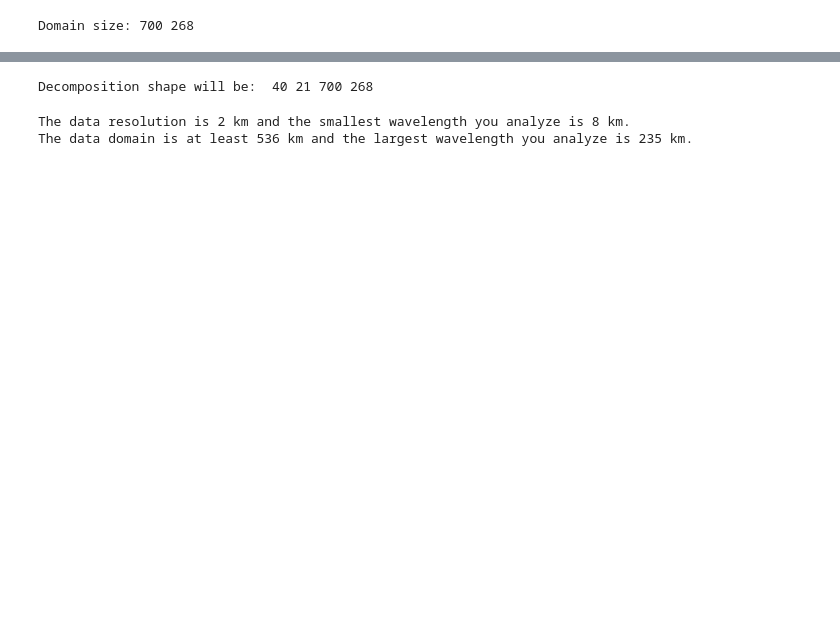
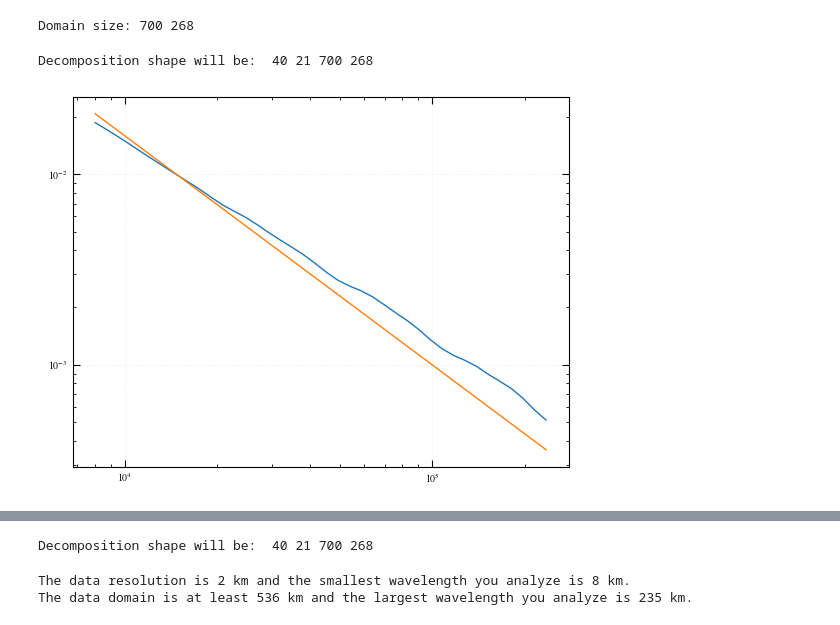
Before and after one commit to Waveguyde/WAVEGUISE, a Jupyter notebook: notebooks/25-2D_AWE_convective_GW.ipynb, the cells around one changed output, grey strips where cells are left out. Cells and saved outputs as stored; diff of their text form; code cells hidden in the pictures; blank space fills up the shorter version.

Commit message:
working on correct noise treatment.

```diff
--- a/notebooks/25-2D_AWE_convective_GW.ipynb
+++ b/notebooks/25-2D_AWE_convective_GW.ipynb
@@ -38,3 +38,25 @@ ntap   = int(0.1*np.min(nmask))
 signal = utils.smooth_edges(BI_high, ntap, window='tukey')
 # %% [output]
 Domain size: 700 268
+# %%
+noise = np.random.normal(0,0.15,(nx,ny))
+# %%
+s0 = 4 #smallest scale that we wanna resolve
+s1 = 0.5 * min([nx,ny]) #largest scale we wanna resolve (since the first Fourier component is part of the background (BI_low) the largest scale fits twice in the domain)
+dj = 1 / 8 # apäter wieder dj=1/8
+js = int(1/dj*np.log2(s1/s0))
+jt = 21
+print('Decomposition shape will be: ', js, jt, nx, ny)
+
+cwt_noise = transform.decompose2d(noise,dx,dy,s0*min([dx,dy]),dj,js,jt,aspect=1,nxpad=None,nypad=None,opts={'param': 2*np.pi},mode="scaled",dtype=np.complex128)
+# %% [output]
+Decomposition shape will be:  40 21 700 268
+# %%
+noise_WAS = np.mean(np.abs(cwt_noise['decomposition']),axis=(1,2,3))
+# %%
+plt.plot(cwt_noise['scale'],noise_WAS)
+plt.plot(cwt_noise['scale'],1000*cwt_noise['scale']**(-1.2))
+plt.xscale('log')
+plt.yscale('log')
+# %% [output]
+[figure, added]
```
Also changed, not shown: parts of 2 cells of this notebook, 6 other files.
